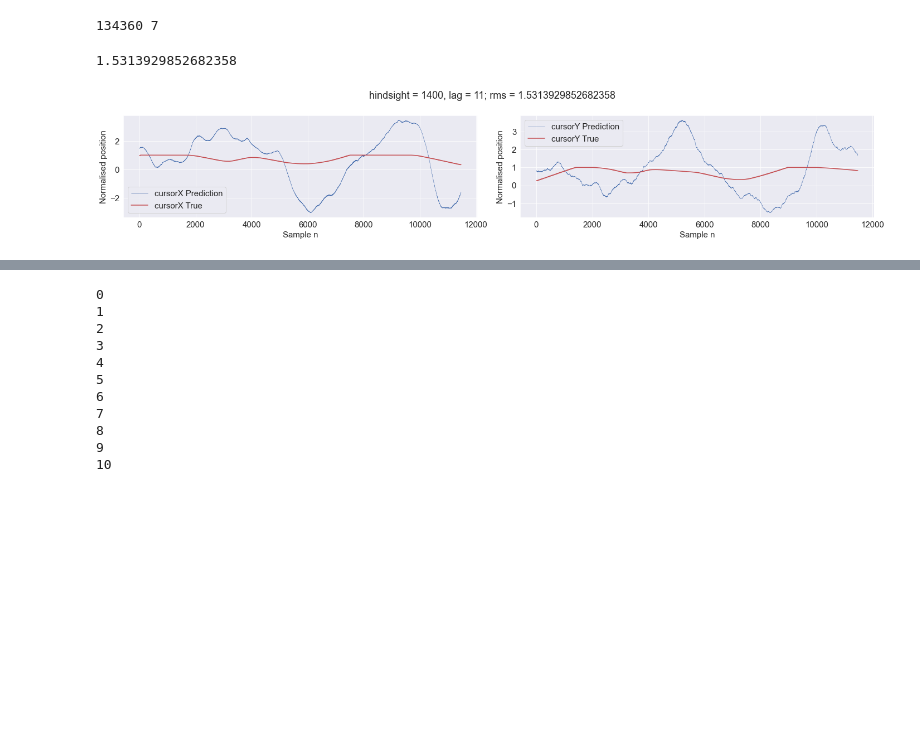
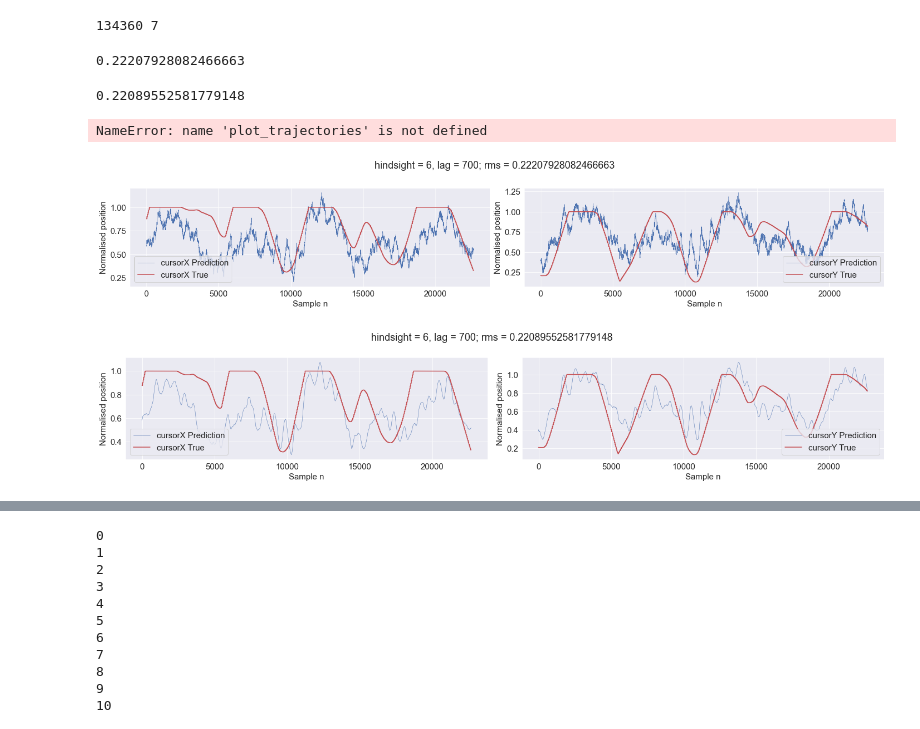
Before and after one commit to rnatarajan98/eCoG_Joystick_Analysis, a Jupyter notebook: GLM.ipynb, the cells around one changed output, grey strips where cells are left out. Drawn from its saved outputs; the diff is of its cells as text; code cells hidden in the pictures; blank space fills up the shorter version.

Commit message:
Implemented smoothing

```diff
--- a/GLM.ipynb
+++ b/GLM.ipynb
@@ -166,7 +166,7 @@ def LR_plot(prediction, truth, h, l):
     plt.legend()
 # %%
 def rms(sig1, sig2):
-    _diff = truth - prediction
+    _diff = sig1 - sig2
     _diff_flat = _diff.flatten()
     _rms = np.sqrt(np.mean(_diff_flat**2))
     #Normalise by sample length
@@ -176,13 +176,40 @@ def pearson(sig1, sig2):
     _corrX = np.corrcoef(sig1[:,0], sig2[:,0])[0,1]
     _corrY = np.corrcoef(sig2[:,1], sig1[:,1])[0,1]
     return _corrX, _corrY
+# %%
+def MA(signal, window):
+    hindsight = []
+    signal_smoothed = []
+    for i in range(len(signal)):
+        hindsight.append(signal[i])
+        if len(hindsight) > window:
+            hindsight.pop(0)
+        signal_smoothed.append(np.mean(hindsight))
+    return signal_smoothed
+
+def smooth_prediction(signal, window):
+    out = np.zeros_like(signal)
+    out[:,0] = MA(signal[:,0], window)
+    out[:,1] = MA(signal[:,1], window)
+    return out
 # %%
 #Generate and visualise response for arbitrary parameters
-h=1400
-l=11
+h=6
+l=700
 truth, prediction = LR(V_train, cx_train, cy_train, V_test, cx_test, cy_test, h, l)
 LR_plot(prediction, truth, h, l)
 print(rms(truth, prediction))
+
+
+prediction_smoothed = smooth_prediction(prediction, 200)
+LR_plot(prediction_smoothed, truth, h, l)
+print(rms(truth, prediction_smoothed))
+
+plot_trajectories(truth, prediction, shadow=True)
+plot_trajectories(truth, prediction_smoothed, shadow=True)
 # %% [output]
-1.5313929852682358
+0.22207928082466663
+0.22089552581779148
+NameError: name 'plot_trajectories' is not defined
-[figure, old version]
+[figure, new version]
+[figure, added]
```
Also changed, not shown: parts of 5 cells of this notebook.
